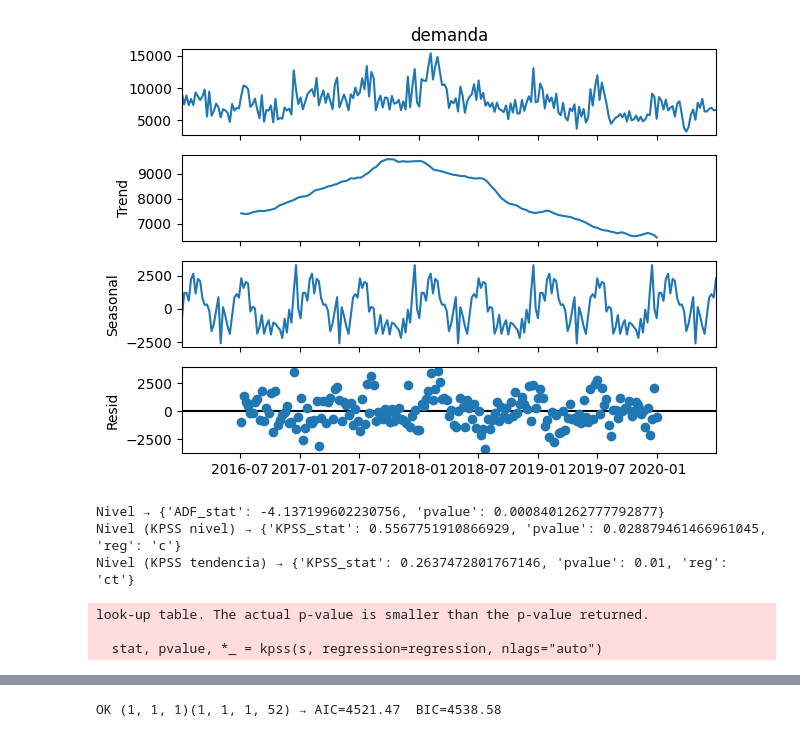
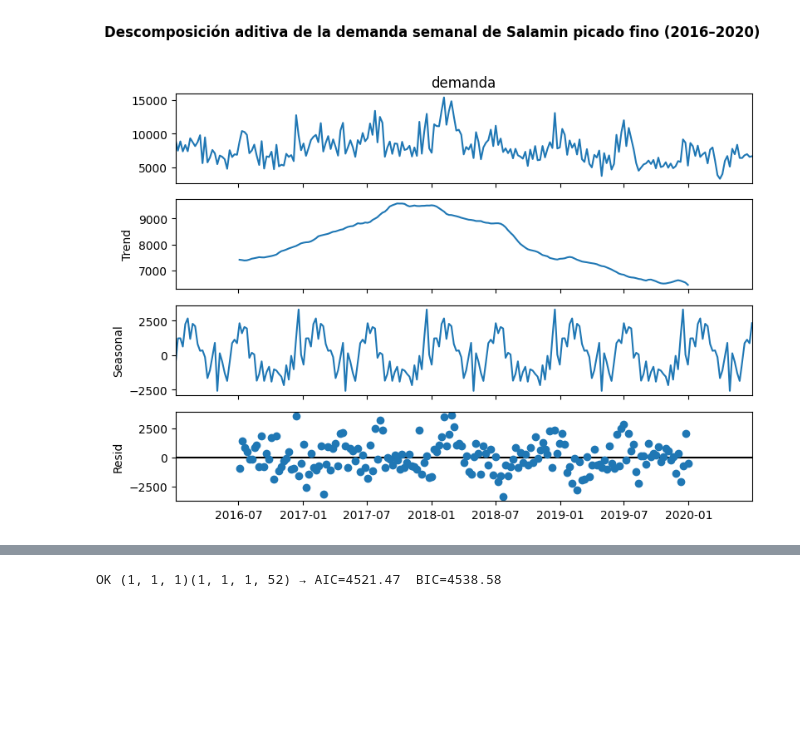
Before and after one commit to emiliano-ipa/AST1-CEIA-UBA-TP3, a Jupyter notebook: TP3.ipynb, the cells around one changed output, grey strips where cells are left out. Drawn from its saved outputs; the diff is of its cells as text; code cells hidden in the pictures; blank space fills up the shorter version.

```diff
--- a/TP3.ipynb
+++ b/TP3.ipynb
@@ -39,7 +134,7 @@ from pmdarima import auto_arima
 # %%
 # ==== 1. Datos ====
 # Leer el Excel
-df = pd.read_excel("data/Pedidos - cod1.xlsx")
+df = pd.read_excel("data/Pedidosporcod.xlsx")
 
 # Verificar estructura
 print(df.head())
@@ -92,28 +262,16 @@ y.plot(title="Serie de demanda"); plt.show()
 # %%
-# Descomposición aditiva semanal (periodo 52)
+# ==== Descomposición aditiva semanal (periodo = 52) ====
 decomp = seasonal_decompose(y.dropna(), model='additive', period=52)
-decomp.plot(); plt.show()
+
+# Crear la figura personalizada
+fig = decomp.plot()
+fig.set_size_inches(8, 6)
+fig.suptitle(
+    "Descomposición aditiva de la demanda semanal de Salamin picado fino (2016–2020)",
+    fontsize=12, fontweight='bold', y=1.02
+)
+
+plt.tight_layout()
+plt.show()
 # %% [output]
-[figure, old version]
+[figure, new version]
-# %%
-# ==== 3. Tests de estacionariedad ====
-def adf_test(series):
-    s = series.dropna()
-    stat, pvalue, *_ = adfuller(s, autolag='AIC')
-    return {'ADF_stat': stat, 'pvalue': pvalue}
-
-def kpss_test(series, regression='c'):
-    s = series.dropna()
-    stat, pvalue, *_ = kpss(s, regression=regression, nlags="auto")
-    return {'KPSS_stat': stat, 'pvalue': pvalue, 'reg': regression}
-
-print("Nivel →", adf_test(y))
-print("Nivel (KPSS nivel) →", kpss_test(y, 'c'))
-print("Nivel (KPSS tendencia) →", kpss_test(y, 'ct'))
-# %% [output]
-Nivel → {'ADF_stat': -4.137199602230756, 'pvalue': 0.0008401262777792877}
-Nivel (KPSS nivel) → {'KPSS_stat': 0.5567751910866929, 'pvalue': 0.028879461466961045, 'reg': 'c'}
-Nivel (KPSS tendencia) → {'KPSS_stat': 0.2637472801767146, 'pvalue': 0.01, 'reg': 'ct'}
-look-up table. The actual p-value is smaller than the p-value returned.
-
-  stat, pvalue, *_ = kpss(s, regression=regression, nlags="auto")
```
Also changed, not shown: parts of 75 cells of this notebook, 6 other files.
